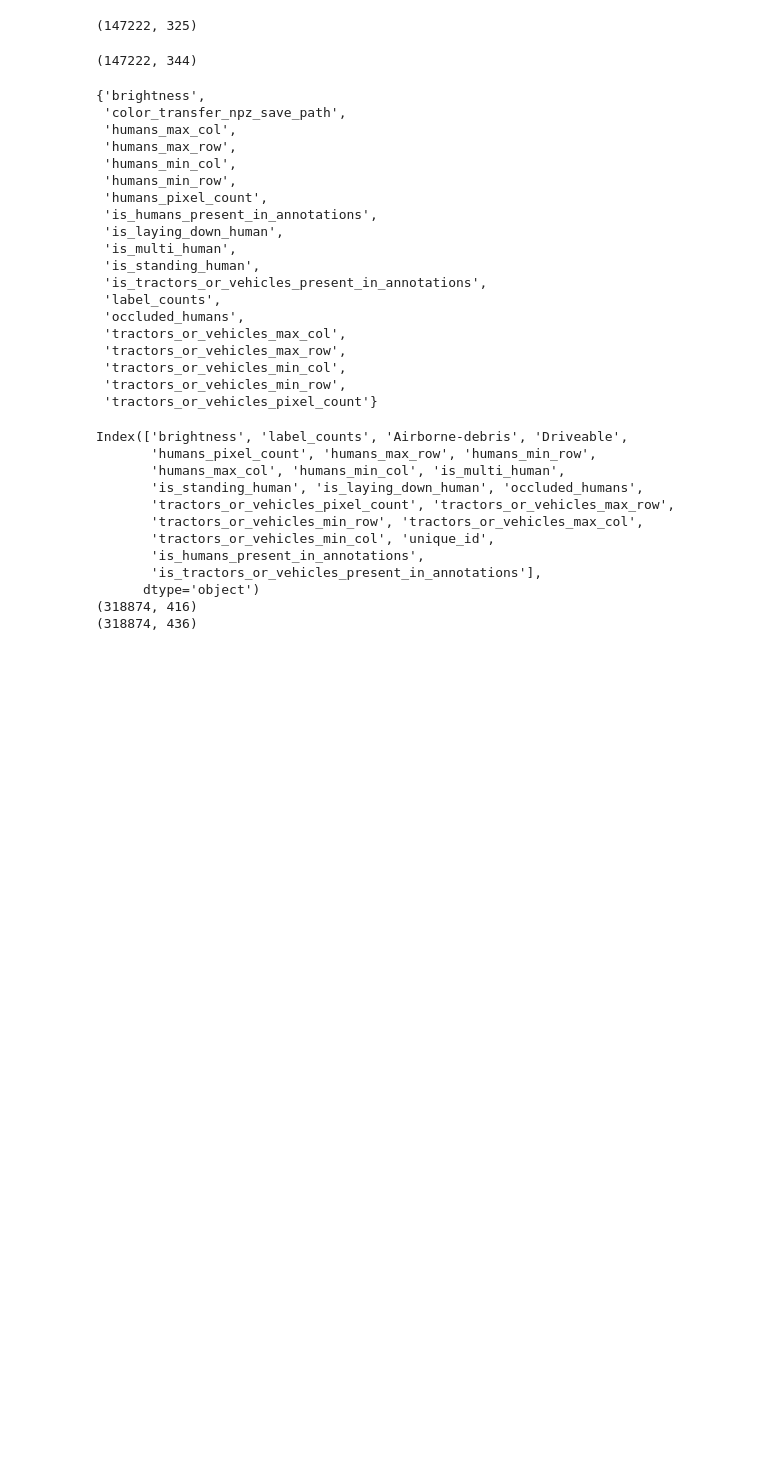
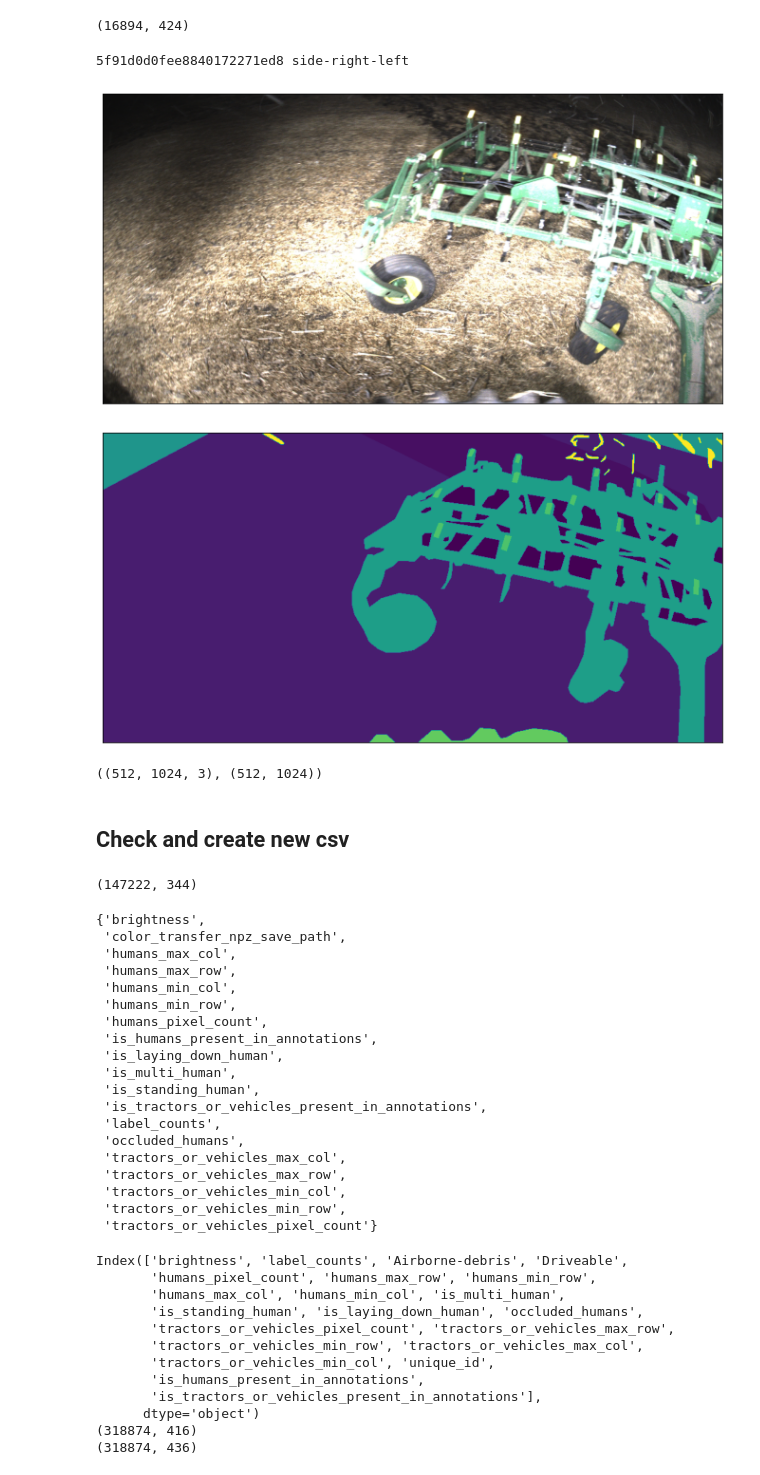
Before and after one commit to liyubrt/notebooks, a Jupyter notebook: check_label.ipynb, the cells around one changed output. Drawn from its saved outputs; the diff is of its cells as text; code cells hidden in the pictures; blank space fills up the shorter version.

```diff
--- a/check_label.ipynb
+++ b/check_label.ipynb
@@ -17,22 +18,74 @@ import matplotlib.pyplot as plt
 sys.path.append('./')
 from utils import normalize_image, plot_image, plot_images
 # %%
-# root_dir = '/data/jupiter/datasets/Jupiter_train_v5_11'
-# root_dir = '/data/jupiter/datasets/Jupiter_train_v5_11_20230508'
-# root_dir = '/data2/jupiter/datasets/Jupiter_train_v6_2'
-root_dir = '/data2/jupiter/datasets/halo_rgb_stereo_train_v6_1'
-# root_dir = '/data2/jupiter/datasets/halo_rgb_stereo_test_v6_1'
+root_dir = '/data/jupiter/li.yu/data'
+# root_dir = '/data/jupiter/datasets/'
+# root_dir = '/data2/jupiter/datasets/'
 # root_dir = '/data/jupiter/datasets/20230823_labeled_right_images_12k'
 # root_dir = '/data/jupiter/li.yu/data/left_and_right_labels_samples'
 # root_dir = '/data/jupiter/li.yu/data/Jupiter_2022_Dust_Humans_Unfiltered_partiallabeled'
-# csv = os.path.join(root_dir, '642ba9506651c8d5688518e0_master_annotations_ppcutnpastecolumns.csv')
-csv = os.path.join(root_dir, 'master_annotations_dedup.csv')
+# dataset = 'Jupiter_train_v6_2'
+dataset = 'Jupiter_train_v6_2_birds_airborne_debris'
+# dataset = 'halo_rgb_stereo_train_v6_1'
+# dataset = 'halo_rgb_stereo_test_v6_1'
+csv = os.path.join(root_dir, dataset, 'master_annotations.csv')
 # csv = os.path.join(root_dir, 'v61base_epoch0_5_30_focal05_master_annotations.csv')
 converters = {"label_map": ast.literal_eval, "label_counts": ast.literal_eval}
 df = pd.read_csv(csv, converters=converters)
 df.shape
 # %% [output]
-(147222, 325)
+(16894, 424)
+# %%
+# sub_df = df2[df2.camera_pod == 'implement_pod'].sample(5)
+# sub_df = df[(~df.unique_id.isin(negative_ids)) & (df.unique_id.isin(negative_ids_depth30))].sample(2)
+# sub_df = df[df.unique_id == '64d6542284dac3a508c73ae0_T14_T15']
+sub_df = df.sample(1)
+# sub_df = df[df.id.isin(['6441f343fb7e8d35a3da7e9c', '6441f9199b12538afbfcc044'])]
+show_image, show_label = False, False
+show_debayered_rgb, show_raw_label = True, True
+show_pred_result = False
+for i, row in sub_df.iterrows():
+    # print(row.id, row.gt_dust_ratio, row.pred_dust_ratio)
+    print(row.id, row.camera_location)
+    if show_image:
+        data_path = os.path.join(root_dir, dataset, row.stereo_pipeline_npz_save_path)
+        img = np.load(data_path)['left']
+        img_norm = normalize_image(img, True)
+        plot_image(img_norm)
+
+    if show_debayered_rgb:
+        image = imageio.imread(os.path.join(root_dir, dataset, row.artifact_debayeredrgb_0_save_path))
+        plot_image(image)
+
+    if show_label and 'rectified_label_save_path' in row and isinstance(row.rectified_label_save_path, str):
+        label_path = os.path.join(root_dir, dataset, row.rectified_label_save_path)
+        label = np.load(label_path)['left']
+        labels = np.unique(label)
+        label_map =row.label_map
+        label_strs = [label_map[str(i)] for i in labels if i != 0]
+        print(row.unique_id, labels, label_strs)
+        # print(row.id, np.unique(label))
+        plot_image(label)
+
+    if show_raw_label:
+        label = imageio.imread(os.path.join(root_dir, dataset, row.annotation_pixelwise_0_save_path))
+        plot_image(label)
+
+    if show_pred_result:
+        result_path = os.path.join(pred_dir, 'output_visualization', row.id+'.png')
+        if os.path.isfile(result_path):
+            res_img = cv2.cvtColor(cv2.imread(result_path), cv2.COLOR_BGR2RGB)
+            plot_image(res_img, figsize=(20, 6))
+# %% [output]
+5f91d0d0fee8840172271ed8 side-right-left
+[figure, added]
+[figure, added]
+# %%
+image.shape, label.shape
+# %% [output]
+((512, 1024, 3), (512, 1024))
+# %% [markdown]
+## Check and create new csv
 # %%
 # load cutnpaste columns
 # df2 = pd.read_parquet('/data2/jupiter/datasets/Jupiter_train_v6_2/cache/cutnpaste_961706335.parquet')
```
Also changed, not shown: parts of 12 cells of this notebook, 2 other files.
